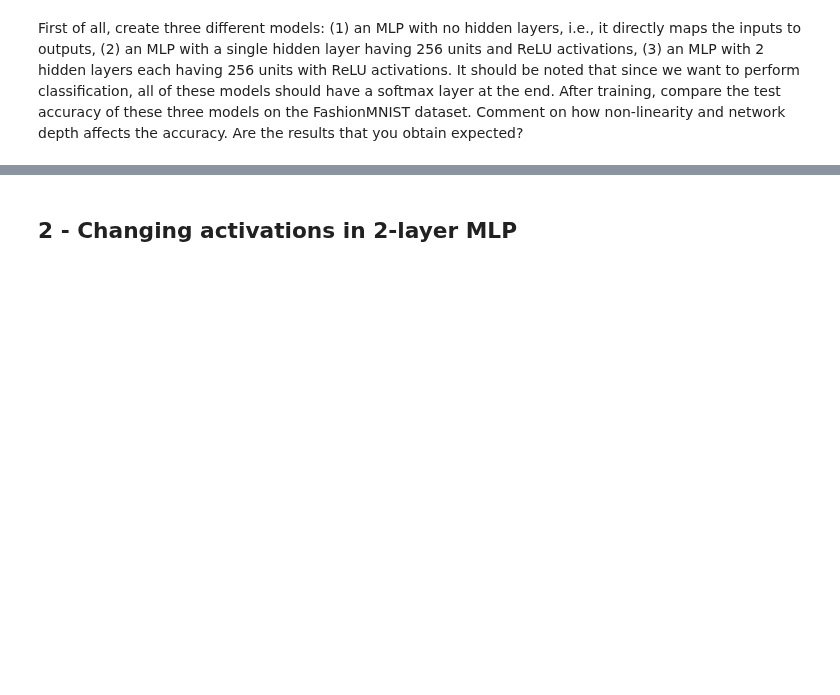
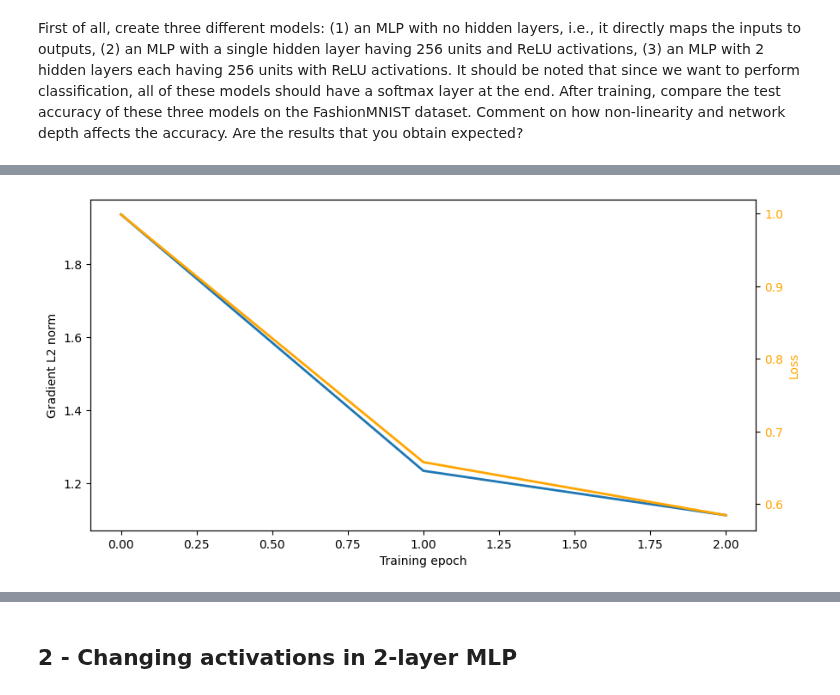
Before and after one commit to audrey352/COMP551, a Jupyter notebook: Assignment3/A3_notebook.ipynb, the cells around one changed output, grey strips where cells are left out. Cells and saved outputs as stored; diff of their text form; code cells hidden in the pictures; blank space fills up the shorter version.

```diff
--- a/Assignment3/A3_notebook.ipynb
+++ b/Assignment3/A3_notebook.ipynb
@@ -523,3 +520,29 @@ True labels: [0 1 1 0]
 # %%
 # --- 1 Hidden Layer ---
 model1 = MLP(h=relu, L=1, M=256, D=28*28)
+
+optimizer = GradientDescent(learning_rate=.01, record_grad=True)  # doing one GD iteration by batch in one epoch
+num_epochs = 3
+num_classes = 10
+
+# Loop over epochs
+grad1 = {}
+loss1 = {}
+for epoch in range(num_epochs):
+    grad1[epoch] = []
+    loss1[epoch] = []
+    # Go through batches
+    batch_num = len(train_loader)
+    for i, (b_x, b_y) in enumerate(train_loader):
+        # flatten images
+        b_x = b_x.view(b_x.size(0), -1).numpy()
+        # one-hot encode labels
+        y_batch = np.eye(num_classes)[b_y.numpy()]
+        # fit model on this batch
+        model1.fit(b_x, y_batch, optimizer)
+        grad1[epoch].append(optimizer.history_grad[-1])
+        # compute loss on this batch
+        yhat_batch = model1.predict(b_x)
+        batch_loss1 = cross_entropy_loss(y_batch, yhat_batch)
+        loss1[epoch].append(batch_loss1)
+        print(f"Epoch {epoch+1}/{num_epochs}, Batch {i+1}/{batch_num} === Loss: {batch_loss1:.3} {' '*10}", end='\r')
@@ -525,0 +551,21 @@ model1 = MLP(h=relu, L=1, M=256, D=28*28)
+# %%
+# plot average gradient norm per epoch
+grad_avg = [np.mean(grad1[epoch]) for epoch in range(num_epochs)]
+loss_avg = [np.mean(loss1[epoch]) for epoch in range(num_epochs)]
+
+plt.figure(figsize=(10,5))
+plt.plot(grad_avg, alpha=1, label="raw", lw=2)
+# plt.plot(smooth(grad_avg, w=5), linewidth=3, label="smoothed")
+plt.xlabel("Training epoch")
+plt.ylabel("Gradient L2 norm")
+# plt.legend()
+
+ax_twin = plt.gca().twinx()
+ax_twin.plot(loss_avg, color='orange', alpha=1, lw=2)
+ax_twin.set_ylabel("Loss", color='orange')
+ax_twin.tick_params(axis='y', labelcolor='orange')
+
+
+plt.show()
+# %% [output]
+[figure, added]
```
Also changed, not shown: parts of 8 cells of this notebook.
